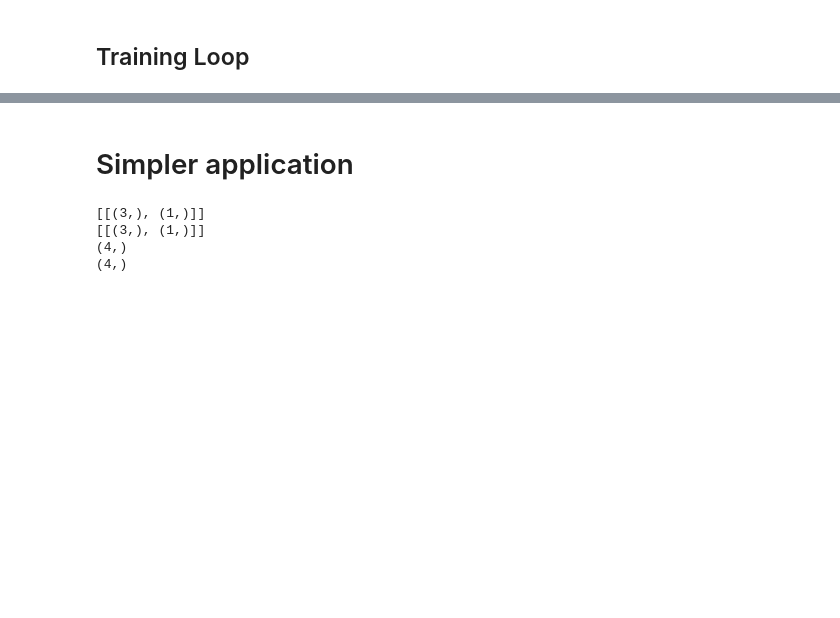
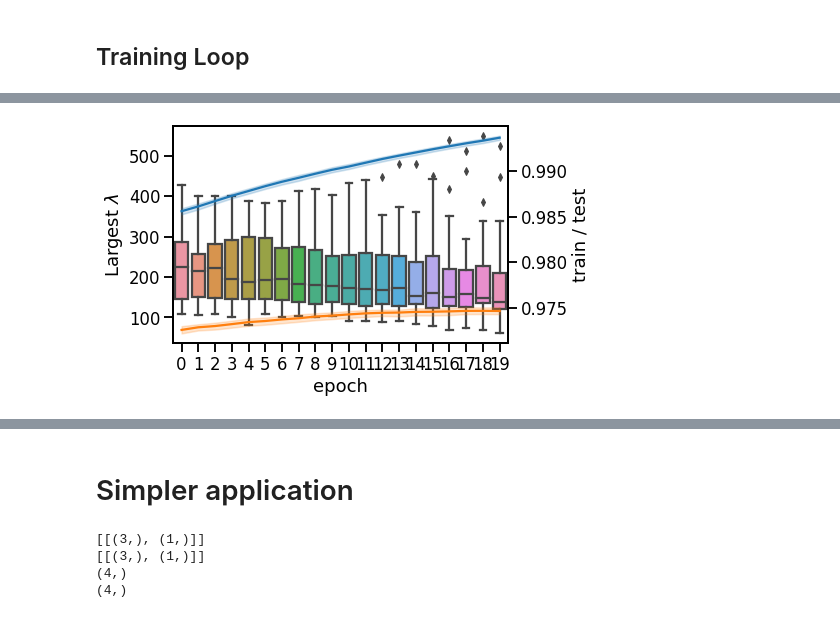
Before and after one commit to katelee168/opt, a Jupyter notebook: Jax_MNIST.ipynb, the cells around one changed output, grey strips where cells are left out. Saved outputs shown, nothing was run; the diff lists cells and outputs as text; code cells hidden in the pictures; blank space fills up the shorter version.

```diff
--- a/Jax_MNIST.ipynb
+++ b/Jax_MNIST.ipynb
@@ -283,0 +302,12 @@ Test set accuracy 0.09139999747276306
+# %%
+sns.boxplot(data=df, x='epoch', y='eig1')
+plt.ylabel('Largest $\lambda$')
+ax2 = plt.twinx()
+sns.lineplot(data=df, x='epoch', y='train', palette=sns.color_palette("Blues", as_cmap=True), ax=ax2)
+sns.lineplot(data=df, x='epoch', y='test', palette=sns.color_palette("Greens", as_cmap=True), ax=ax2)
+plt.ylabel('train / test')
+
+figname = "largest-lambda_mnist_epoch_vs_eig1.pdf"
+f.savefig(figname, bbox_inches='tight')
+files.download(figname)
+# %% [output]
@@ -283,0 +316 @@ Test set accuracy 0.09139999747276306
+[figure, added]
```
Also changed, not shown: parts of 23 cells of this notebook, 2 other files.
